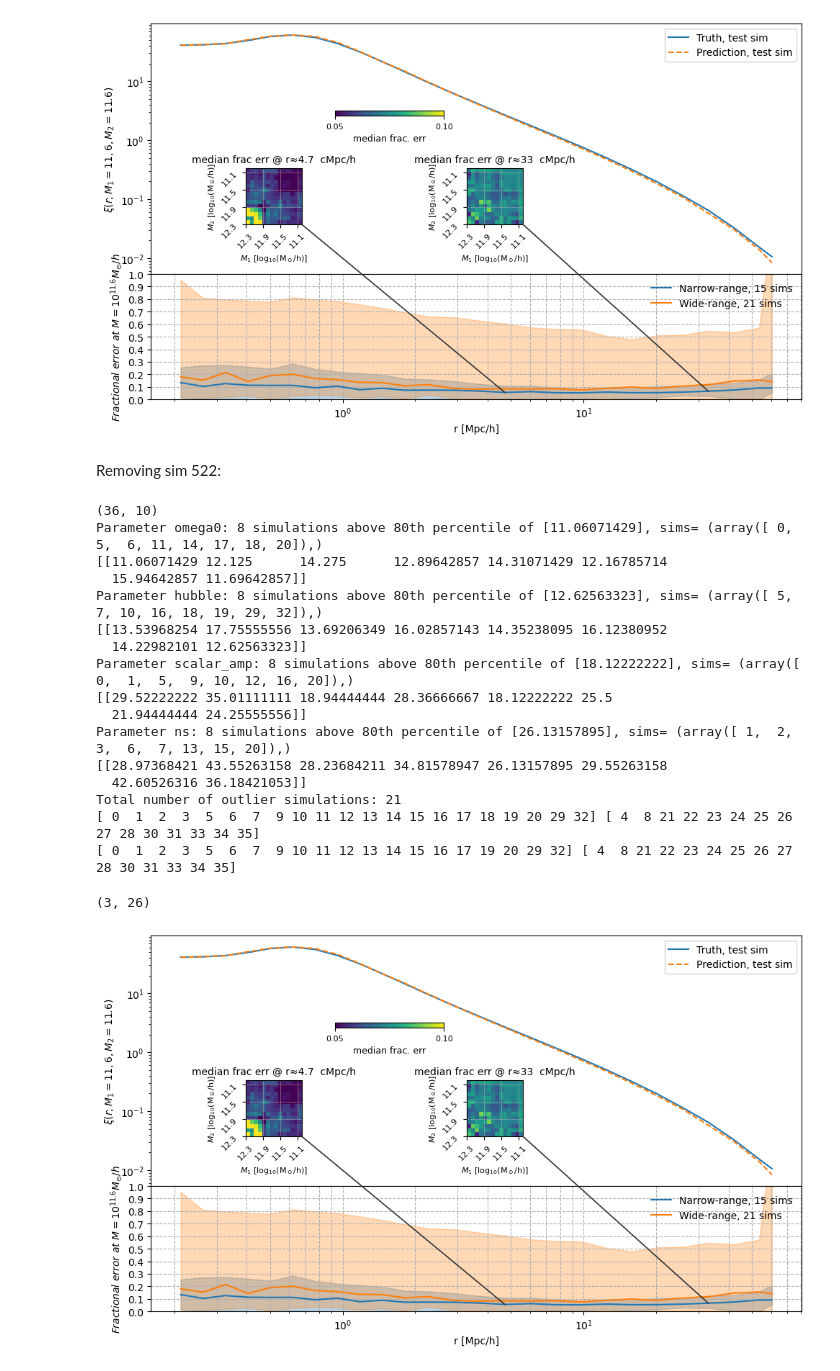
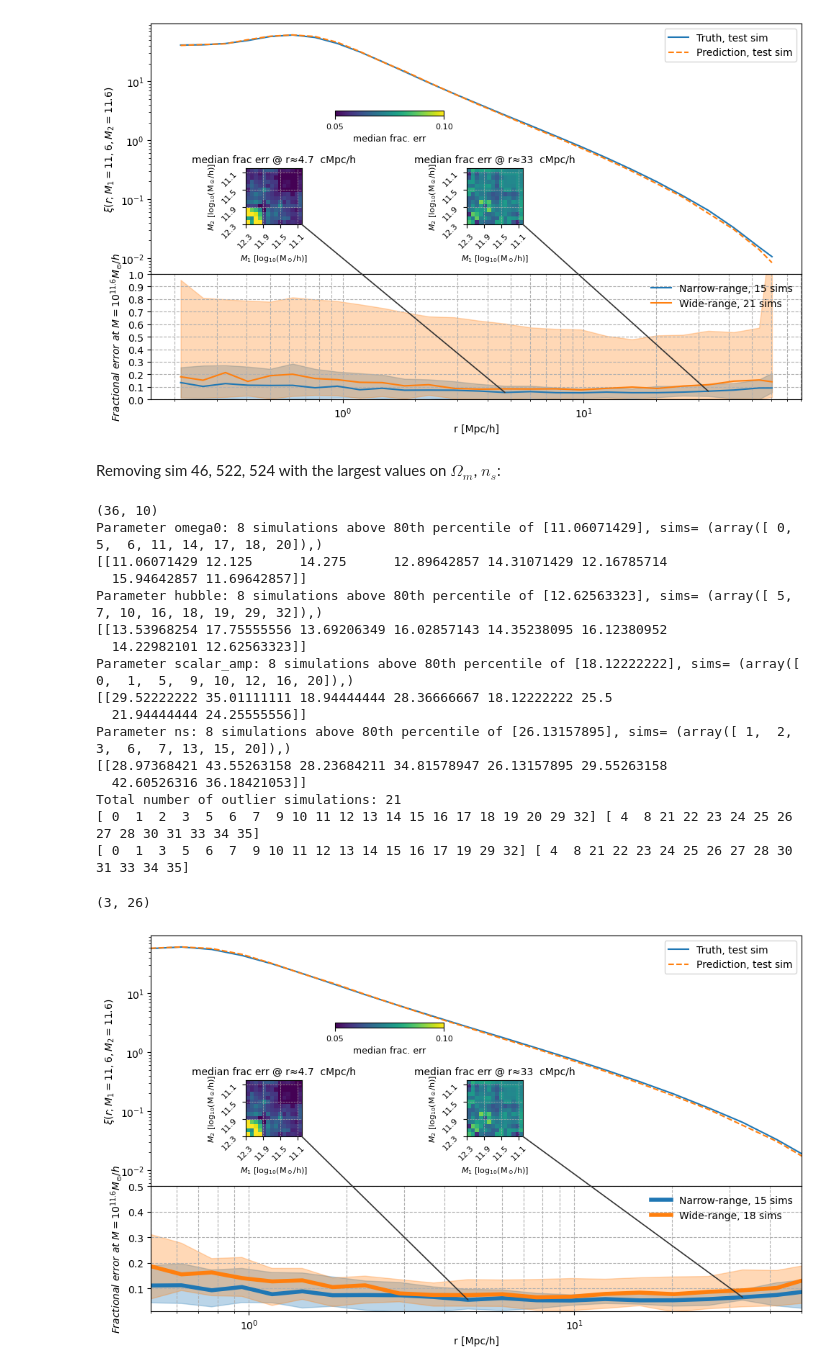
Before and after one commit to qezlou/Goku_ELG, a Jupyter notebook: emu/notebooks/train_xi/plot_for_paper.ipynb, the cells around one changed output. Cells and saved outputs as stored; diff of their text form; code cells hidden in the pictures.

Commit message:
xihh plots for simply excluding 3 bad sim

```diff
--- a/emu/notebooks/train_xi/plot_for_paper.ipynb
+++ b/emu/notebooks/train_xi/plot_for_paper.ipynb
@@ -194,7 +194,7 @@ fig.tight_layout()
 (3, 26)
 [figure]
 # %% [markdown]
- Removing sim 522:
+ Removing sim 46, 522, 524 with the largest values on $\Omega_m$, $n_s$:
 # %%
 import numpy as np
 # params of interest
@@ -215,11 +215,13 @@ print(f"Total number of outlier simulations: {len(outlier_sims)}")
 
 
 # The truth for sim 522 is very bad, we don't use that.
-bad_sims =  np.array([18])
+bad_sims =  np.array([2, 18, 20])
 print(outlier_sims, remaining_sims)
 outlier_sims_new = np.array([s for s in outlier_sims if s not in bad_sims])
 remaining_sims_new = np.array([s for s in remaining_sims if s not in bad_sims])
 print(outlier_sims_new, remaining_sims_new)
+outlier_sims = outlier_sims_new
+remaining_sims = remaining_sims_new
 # %% [output]
 (36, 10)
 Parameter omega0: 8 simulations above 80th percentile of [11.06071429], sims= (array([ 0,  5,  6, 11, 14, 17, 18, 20]),)
@@ -236,7 +238,7 @@ Parameter ns: 8 simulations above 80th percentile of [26.13157895], sims= (array
   42.60526316 36.18421053]]
 Total number of outlier simulations: 21
 [ 0  1  2  3  5  6  7  9 10 11 12 13 14 15 16 17 18 19 20 29 32] [ 4  8 21 22 23 24 25 26 27 28 30 31 33 34 35]
-[ 0  1  2  3  5  6  7  9 10 11 12 13 14 15 16 17 19 20 29 32] [ 4  8 21 22 23 24 25 26 27 28 30 31 33 34 35]
+[ 0  1  3  5  6  7  9 10 11 12 13 14 15 16 17 19 29 32] [ 4  8 21 22 23 24 25 26 27 28 30 31 33 34 35]
 # %%
 import matplotlib.pyplot as plt
 import numpy as np
@@ -259,24 +261,24 @@ ax[0].legend(loc='upper right')
 
 #percentile_to_use = [2.5, 50, 97.5]
 percentile_to_use = [16, 50, 84]
-#for s in remaining_sims:
 percentile_err = np.nanpercentile(frac_errs[remaining_sims,:], percentile_to_use, axis=0)
 print(percentile_err.shape)
-ax[1].plot(plot_xi_emu.rbins, percentile_err[1,:], color=f'C0', alpha=1, label=f'Narrow-range, {len(remaining_sims)} sims')
-#ax[1].fill_between(plot_xi_emu.rbins, percentile_err[0], percentile_err[2], color=f'C0', alpha=0.3)
-ax[1].fill_between(plot_xi_emu.rbins, np.nanmin(frac_errs[remaining_sims,:], axis=0), np.nanmax(frac_errs[remaining_sims,:], axis=0), color=f'C0', alpha=0.3)
-
+ax[1].fill_between(plot_xi_emu.rbins, percentile_err[0], percentile_err[2], color=f'C0', alpha=0.3)
+#for s in remaining_sims:
+#    ax[1].plot(plot_xi_emu.rbins, frac_errs[s,:], color=f'C0', alpha=0.4)
+ax[1].plot(plot_xi_emu.rbins, percentile_err[1,:], color=f'C0', alpha=1, lw=4, label=f'Narrow-range, {len(remaining_sims)} sims')
 #for s in outlier_sims:
 percentile_err = np.nanpercentile(frac_errs[outlier_sims,:], percentile_to_use, axis=0)
-ax[1].plot(plot_xi_emu.rbins,percentile_err[1], color='C1', alpha=1, label=f'Wide-range, {len(outlier_sims)} sims')
-#ax[1].fill_between(plot_xi_emu.rbins, percentile_err[0], percentile_err[2], color='C1', alpha=0.3)
-ax[1].fill_between(plot_xi_emu.rbins, np.nanmin(frac_errs[outlier_sims,:], axis=0), np.nanmax(frac_errs[outlier_sims,:], axis=0), color='C1', alpha=0.3)
-
+ax[1].fill_between(plot_xi_emu.rbins, percentile_err[0], percentile_err[2], color='C1', alpha=0.3)
+#for s in outlier_sims:
+#    ax[1].plot(plot_xi_emu.rbins, frac_errs[s,:], color=f'C1', alpha=0.4)
+ax[1].plot(plot_xi_emu.rbins,percentile_err[1], color='C1', alpha=1, lw=4, label=f'Wide-range, {len(outlier_sims)} sims')
 #ax[1].set_title(f'Mass bin {mass_bins[indm]}')
 ax[1].set_xscale('log')
+#ax[1].set_yscale('log')
 ax[1].grid(which='both', linestyle='--', linewidth=0.8)
-ax[1].set_ylim(0, 1)
-ax[1].set_yticks(np.arange(0, 1.1, 0.1))
+ax[1].set_ylim(1e-2, 0.5)
+ax[1].set_xlim(0.5, 50)
 ax[1].legend(loc='upper left')
 ax[1].set_ylabel(r'$Fractional \ error \ at  \ M = 10^{11.6} M_{\odot}/h$')
 ax[1].set_xlabel('r [Mpc/h]')
@@ -327,31 +329,32 @@ inax2.set_title(fr"median frac err @ r≈{x2:.2g}  cMpc/h", fontsize=10)
 for iax in (inax1, inax2):
     iax.tick_params(labelsize=8, rotation=45)
     iax.set_xticks(mass_bins[::4])
     iax.set_yticks(mass_bins[::4])
     iax.grid(which='both', linestyle='--', linewidth=0.5)
     iax.set_xlabel(r'$M_1$ [log$_{10}$(M$_\odot$/h)]', fontsize=8)
     iax.set_ylabel(r'$M_2$ [log$_{10}$(M$_\odot$/h)]', fontsize=8)
 
 # Draw connections from the curve points to the insets (left-center of each inset)
 con1 = ConnectionPatch(xyA=(x1, y1), coordsA=ax[1].transData,
                        xyB=(1, 0), coordsB=inax1.transAxes,
                        arrowstyle='-', lw=1.2, color='0.2')
 con2 = ConnectionPatch(xyA=(x2, y2), coordsA=ax[1].transData,
                        xyB=(1, 0.), coordsB=inax2.transAxes,
                        arrowstyle='-', lw=1.2, color='0.2')
 fig.add_artist(con1)
 fig.add_artist(con2)
 
 # Optional: a single shared colorbar for both insets
 cax = inset_axes(ax[1], width="28%", height="4%", loc="lower left",
                  bbox_to_anchor=(0.27, 2.2, 0.6, 1.0),
                  bbox_transform=ax[1].transAxes, borderpad=0.8)
 cb = fig.colorbar(im1, cax=cax, orientation='horizontal')
 cb.ax.tick_params(labelsize=8)
 cb.set_ticks(np.arange(vmin, vmax+0.01, 0.05))
 cb.set_label('median frac. err', fontsize=9)
 
 fig.tight_layout()
+fig.savefig('/home/qezlou/HD2/HETDEX/draft/gal-emu-paper/figures/xi_hh_loocv_removing_2_522_524.pdf')
 # %% [output]
 (3, 26)
-[figure, old version]
+[figure, new version]
```
Also changed, not shown: parts of 1 cell of this notebook, 1 other file.
